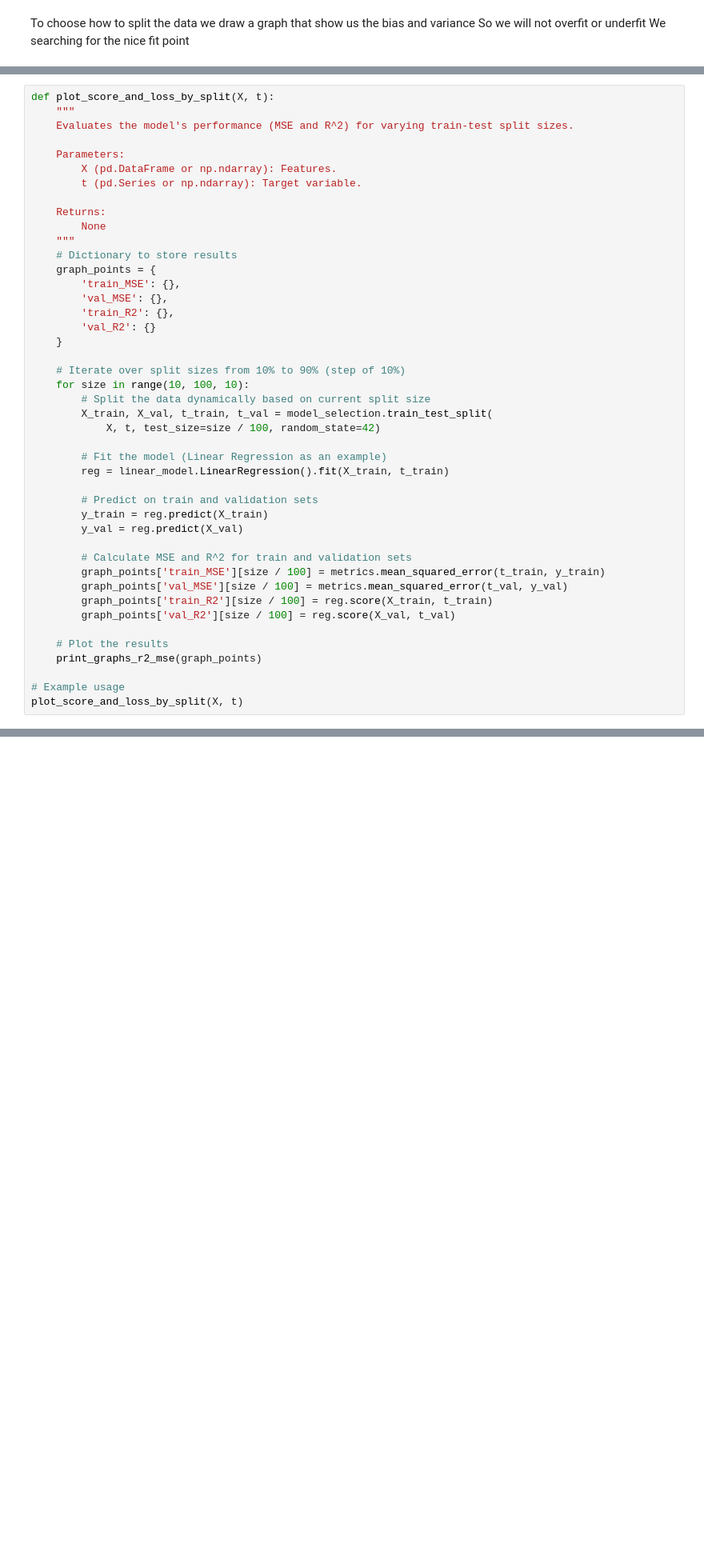
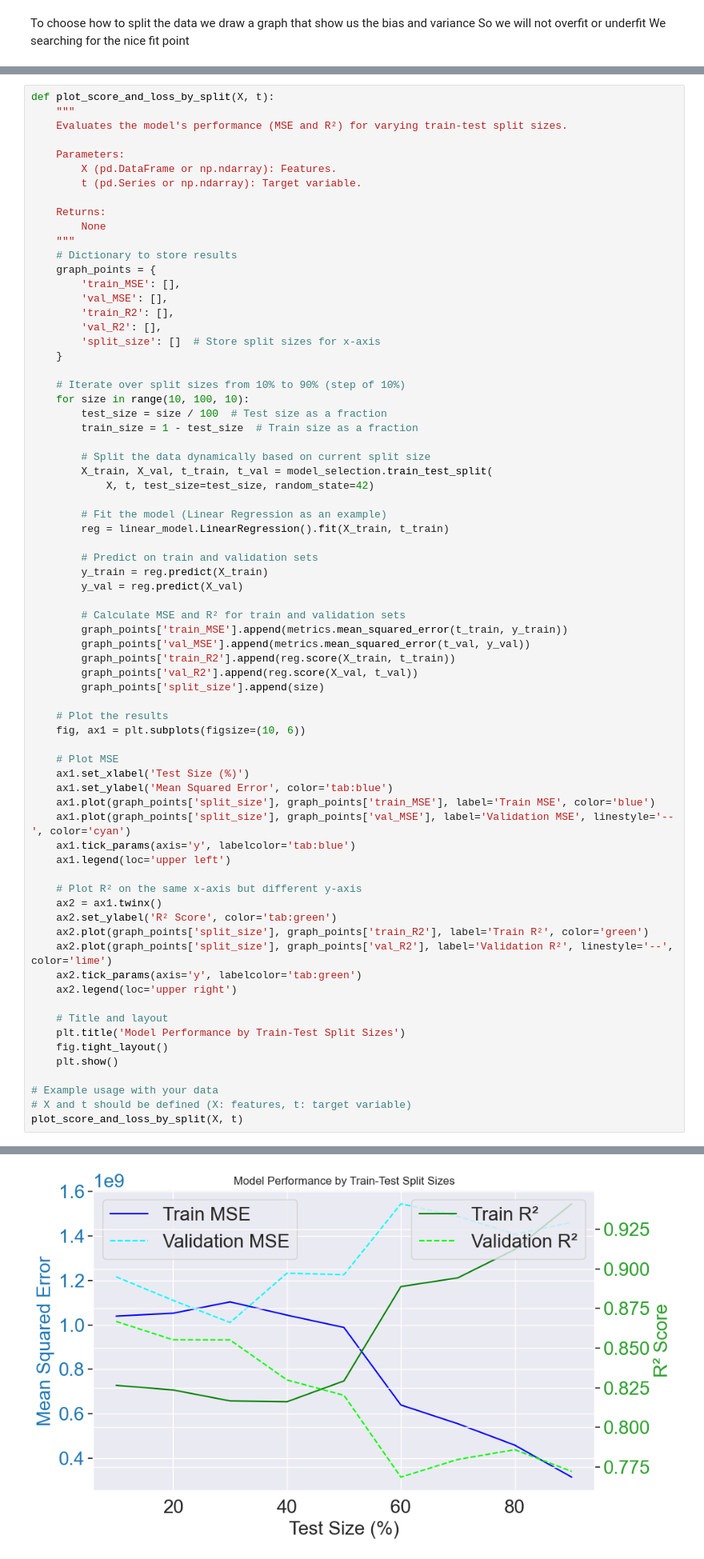
Before and after one commit to hederkosher/PythonProject4, a Jupyter notebook: Step1.ipynb, the cells around one changed output, grey strips where cells are left out. Shown at 80% size. Cells and saved outputs as stored; diff of their text form; blank space fills up the shorter version.

```diff
--- a/Step1.ipynb
+++ b/Step1.ipynb
@@ -468,7 +468,7 @@ def print_graphs_r2_mse(graph_points):
 # %%
 def plot_score_and_loss_by_split(X, t):
     """
-    Evaluates the model's performance (MSE and R^2) for varying train-test split sizes.
+    Evaluates the model's performance (MSE and R²) for varying train-test split sizes.
 
     Parameters:
         X (pd.DataFrame or np.ndarray): Features.
@@ -479,17 +479,21 @@ def plot_score_and_loss_by_split(X, t):
     """
     # Dictionary to store results
     graph_points = {
-        'train_MSE': {},
-        'val_MSE': {},
-        'train_R2': {},
-        'val_R2': {}
+        'train_MSE': [],
+        'val_MSE': [],
+        'train_R2': [],
+        'val_R2': [],
+        'split_size': []  # Store split sizes for x-axis
     }
 
     # Iterate over split sizes from 10% to 90% (step of 10%)
     for size in range(10, 100, 10):
+        test_size = size / 100  # Test size as a fraction
+        train_size = 1 - test_size  # Train size as a fraction
+
         # Split the data dynamically based on current split size
         X_train, X_val, t_train, t_val = model_selection.train_test_split(
-            X, t, test_size=size / 100, random_state=42)
+            X, t, test_size=test_size, random_state=42)
 
         # Fit the model (Linear Regression as an example)
         reg = linear_model.LinearRegression().fit(X_train, t_train)
@@ -498,15 +502,38 @@ def plot_score_and_loss_by_split(X, t):
         y_train = reg.predict(X_train)
         y_val = reg.predict(X_val)
 
-        # Calculate MSE and R^2 for train and validation sets
-        graph_points['train_MSE'][size / 100] = metrics.mean_squared_error(t_train, y_train)
-        graph_points['val_MSE'][size / 100] = metrics.mean_squared_error(t_val, y_val)
-        graph_points['train_R2'][size / 100] = reg.score(X_train, t_train)
-        graph_points['val_R2'][size / 100] = reg.score(X_val, t_val)
+        # Calculate MSE and R² for train and validation sets
+        graph_points['train_MSE'].append(metrics.mean_squared_error(t_train, y_train))
+        graph_points['val_MSE'].append(metrics.mean_squared_error(t_val, y_val))
+        graph_points['train_R2'].append(reg.score(X_train, t_train))
+        graph_points['val_R2'].append(reg.score(X_val, t_val))
+        graph_points['split_size'].append(size)
 
     # Plot the results
-    print_graphs_r2_mse(graph_points)
+    fig, ax1 = plt.subplots(figsize=(10, 6))
 
-# Example usage
+    # Plot MSE
+    ax1.set_xlabel('Test Size (%)')
+    ax1.set_ylabel('Mean Squared Error', color='tab:blue')
+    ax1.plot(graph_points['split_size'], graph_points['train_MSE'], label='Train MSE', color='blue')
+    ax1.plot(graph_points['split_size'], graph_points['val_MSE'], label='Validation MSE', linestyle='--', color='cyan')
+    ax1.tick_params(axis='y', labelcolor='tab:blue')
+    ax1.legend(loc='upper left')
+
+    # Plot R² on the same x-axis but different y-axis
+    ax2 = ax1.twinx()
+    ax2.set_ylabel('R² Score', color='tab:green')
+    ax2.plot(graph_points['split_size'], graph_points['train_R2'], label='Train R²', color='green')
+    ax2.plot(graph_points['split_size'], graph_points['val_R2'], label='Validation R²', linestyle='--', color='lime')
+    ax2.tick_params(axis='y', labelcolor='tab:green')
+    ax2.legend(loc='upper right')
+
+    # Title and layout
+    plt.title('Model Performance by Train-Test Split Sizes')
+    fig.tight_layout()
+    plt.show()
+
+# Example usage with your data
+# X and t should be defined (X: features, t: target variable)
 plot_score_and_loss_by_split(X, t)
 # %% [output]
@@ -516,0 +540 @@ plot_score_and_loss_by_split(X, t)
+[figure, added]
```
Also changed, not shown: parts of 3 cells of this notebook.
